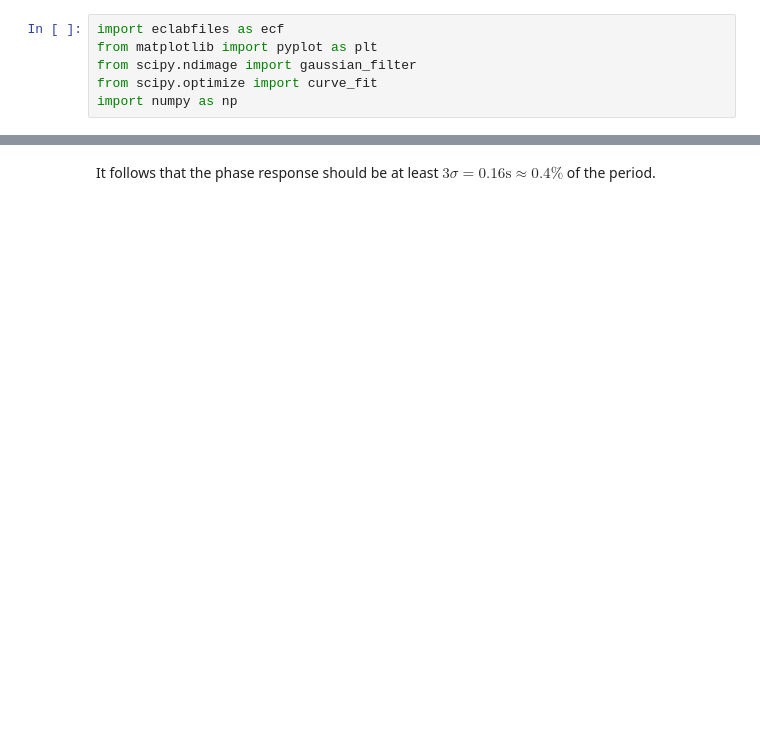
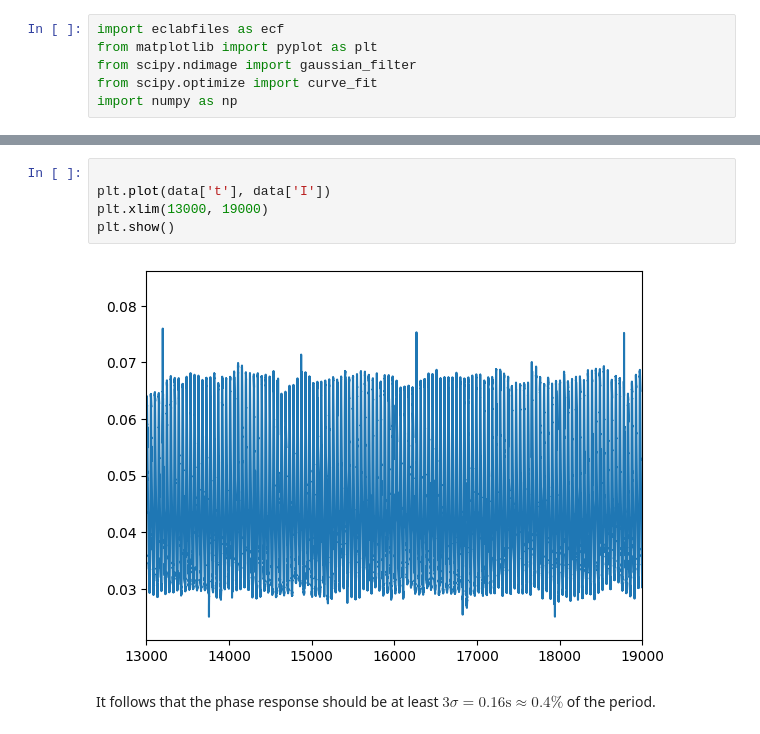
Before and after one commit to Alo-koder/prc, a Jupyter notebook: notebook.ipynb, the cells around one changed output, grey strips where cells are left out. Cells and saved outputs as stored; diff of their text form; blank space fills up the shorter version.

```diff
--- a/notebook.ipynb
+++ b/notebook.ipynb
@@ -65,2 +79,9 @@ f'Standard deviation of period = {np.std(delta_T):.4f} s'
+# %%
+
+plt.plot(data['t'], data['I'])
+plt.xlim(13000, 19000)
+plt.show()
+# %% [output]
+[figure, added]
 # %% [markdown]
 It follows that the phase response should be at least $3\sigma = 0.16\text{s} \approx 0.4\%$ of the period.
```
Also changed, not shown: parts of 7 cells of this notebook, 4 other files.
